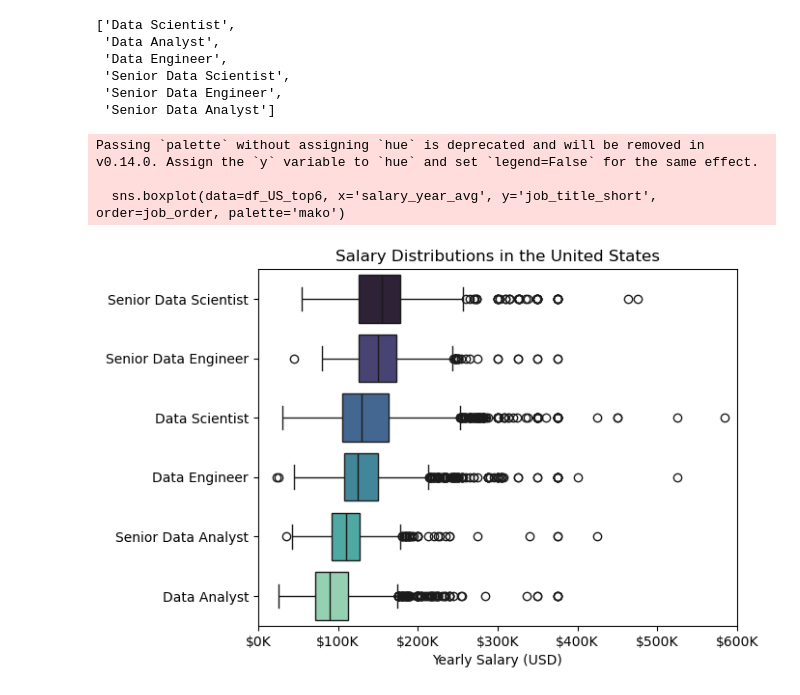
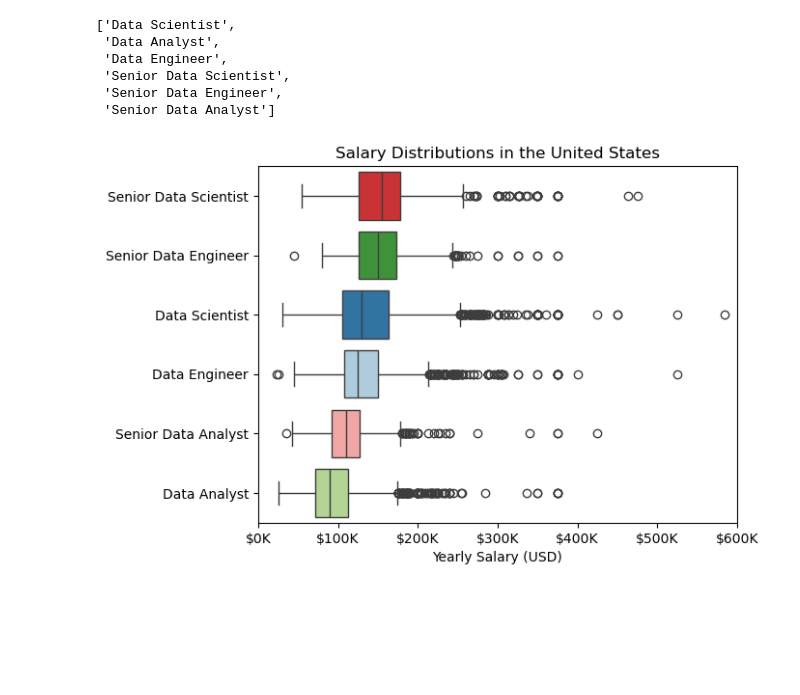
Before and after one commit to Asphyxiela/Python_Data_Project, a Jupyter notebook: 3_Project/4_Salary_Analysis.ipynb, the cells around one changed output. Drawn from its saved outputs; the diff is of its cells as text; code cells hidden in the pictures; blank space fills up the shorter version.

Commit message:
Arreglé el cuadro con otro color.

```diff
--- a/3_Project/4_Salary_Analysis.ipynb
+++ b/3_Project/4_Salary_Analysis.ipynb
@@ -30,18 +30,17 @@ df_US_top6 = df_US[df_US['job_title_short'].isin(job_titles)]
 # %%
 job_order = df_US_top6.groupby('job_title_short')['salary_year_avg'].median().sort_values(ascending=False).index #index es para que no te muestre los numeros, solo los nombres!
 # %%
-sns.boxplot(data=df_US_top6, x='salary_year_avg', y='job_title_short', order=job_order, palette='mako')
+color = sns.color_palette('Paired', n_colors=6)
+
+sns.boxplot(data=df_US_top6, x='salary_year_avg', y='job_title_short', order=job_order, hue='job_title_short', palette=color, legend=False)
 
 plt.title('Salary Distributions in the United States')
 plt.xlabel('Yearly Salary (USD)')
 plt.ylabel('')
 plt.xlim(0, 600000)
 ticks_x = plt.FuncFormatter(lambda y, pos: f'${int(y/1000)}K')
 plt.gca().xaxis.set_major_formatter(ticks_x)
 
 plt.show()
 # %% [output]
-Passing `palette` without assigning `hue` is deprecated and will be removed in v0.14.0. Assign the `y` variable to `hue` and set `legend=False` for the same effect.
-
-  sns.boxplot(data=df_US_top6, x='salary_year_avg', y='job_title_short', order=job_order, palette='mako')
-[figure, old version]
+[figure, new version]
```
